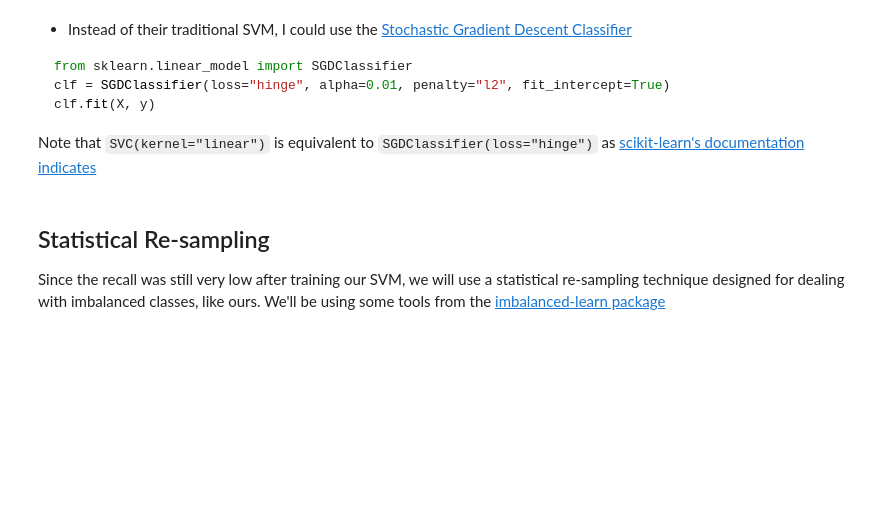
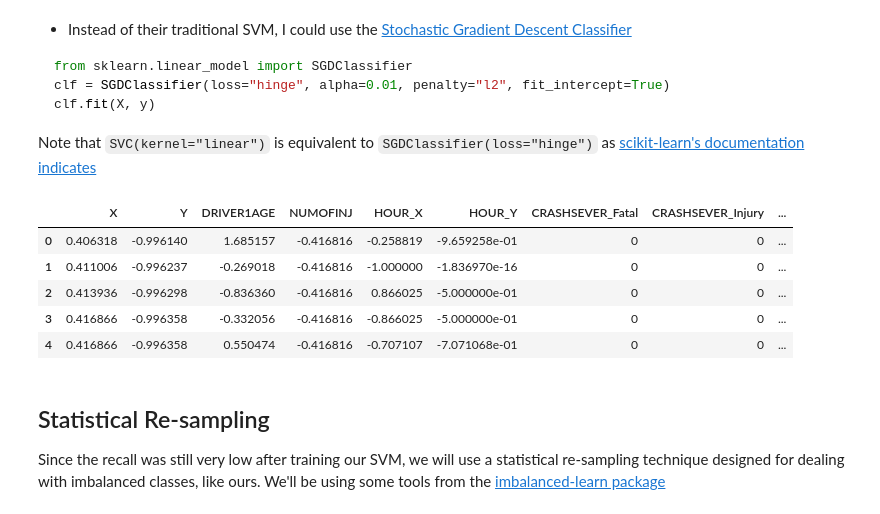
Before and after one commit to collinprather/Big-Data-Ignite-2018, a Jupyter notebook: Support_Vector_Machines/SVM_scratch.ipynb, the cells around one changed output. Saved outputs shown, nothing was run; the diff lists cells and outputs as text; code cells hidden in the pictures; blank space fills up the shorter version.

Commit message:
Added ability to download crash data straight from my github

```diff
--- a/Support_Vector_Machines/SVM_scratch.ipynb
+++ b/Support_Vector_Machines/SVM_scratch.ipynb
@@ -320,9 +321,20 @@ X_cols = ['X', 'Y', 'DRIVER1AGE', 'NUMOFINJ', 'HOUR_X', 'HOUR_Y',
           'D1COND_Appeared Normal', 'D1COND_Fatigue / Sick']
 y_cols = 'D1DRINKIN_Yes'
 # %%
-crash_data = pd.read_csv('Data/Crash_data_prepared.csv')
+#crash_data = pd.read_csv('Data/Crash_data_prepared.csv')
+data_url = "https://raw.githubusercontent.com/collinprather/Big-Data-Ignite-2018/master/Data/Crash_data_prepared.csv"
+crash_data = pd.read_csv(data_url)
 X = crash_data.loc[:, X_cols]
 y = crash_data.loc[:, y_cols]
+# %%
+crash_data.head()
+# %% [output]
+|  | X | Y | DRIVER1AGE | NUMOFINJ | HOUR_X | HOUR_Y | CRASHSEVER_Fatal | CRASHSEVER_Injury | ... |
+| 0 | 0.406318 | -0.996140 | 1.685157 | -0.416816 | -0.258819 | -9.659258e-01 | 0 | 0 | ... |
+| 1 | 0.411006 | -0.996237 | -0.269018 | -0.416816 | -1.000000 | -1.836970e-16 | 0 | 0 | ... |
+| 2 | 0.413936 | -0.996298 | -0.836360 | -0.416816 | 0.866025 | -5.000000e-01 | 0 | 0 | ... |
+| 3 | 0.416866 | -0.996358 | -0.332056 | -0.416816 | -0.866025 | -5.000000e-01 | 0 | 0 | ... |
+| 4 | 0.416866 | -0.996358 | 0.550474 | -0.416816 | -0.707107 | -7.071068e-01 | 0 | 0 | ... |
 # %% [markdown]
 ## Statistical Re-sampling
 Since the recall was still very low after training our SVM, we will use a statistical re-sampling technique designed for dealing with imbalanced classes, like ours. We'll be using some tools from the [imbalanced-learn package](http://contrib.scikit-learn.org/imbalanced-learn/stable/under_sampling.html)
```
Also changed, not shown: parts of 1 cell of this notebook, 7 other files.
